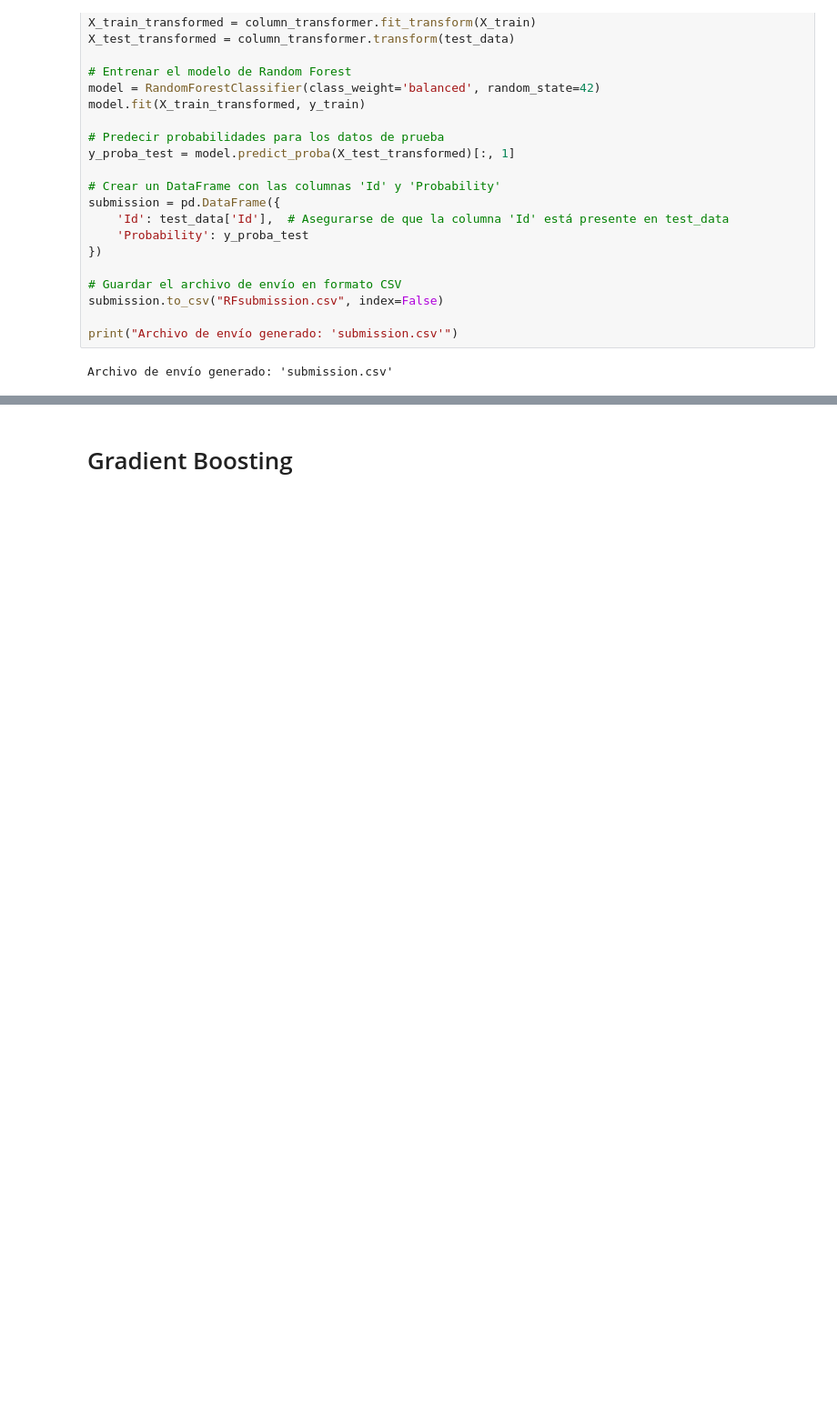
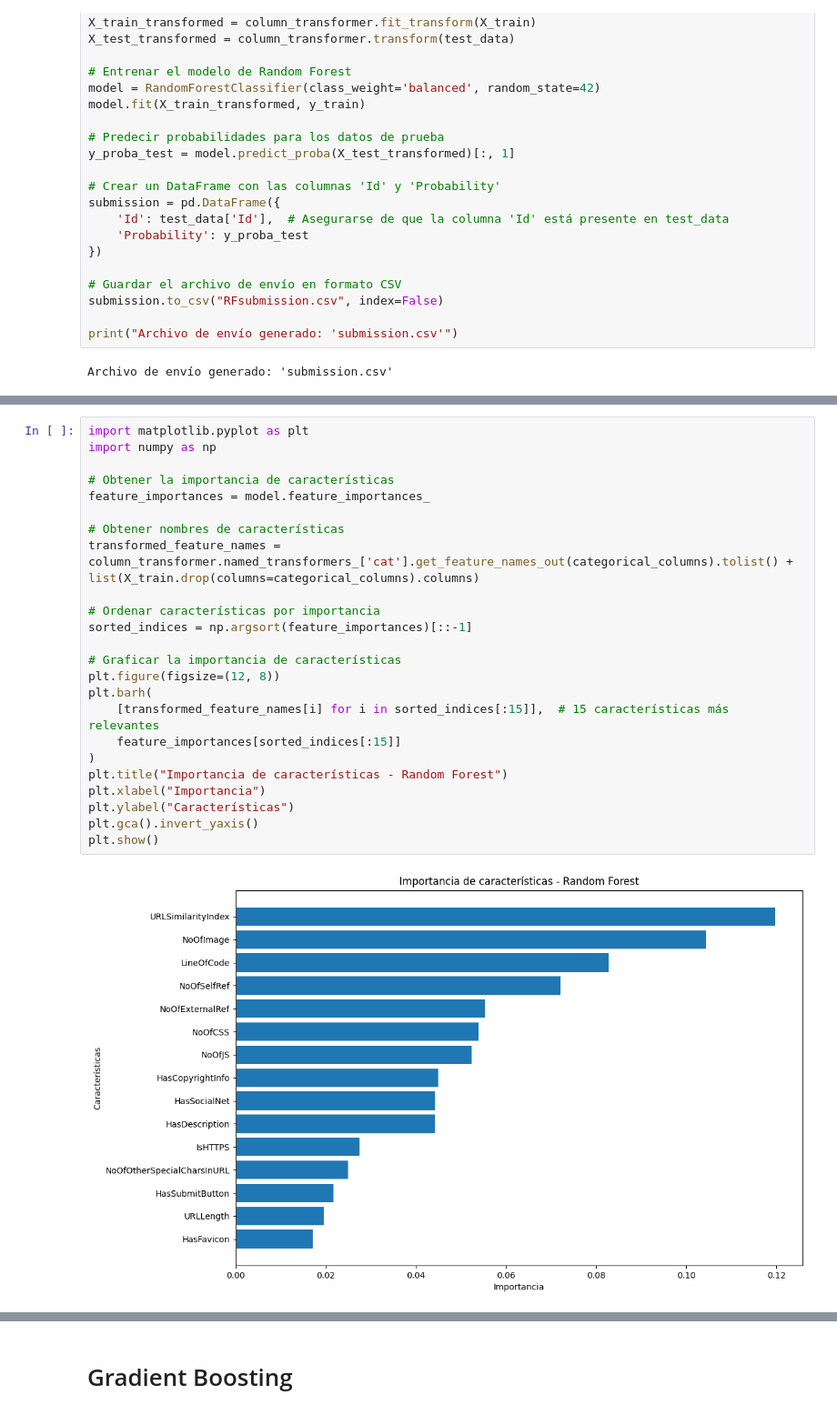
Before and after one commit to luna-as18/Proy-Statistical, a Jupyter notebook: Modelos/modelos.ipynb, the cells around one changed output, grey strips where cells are left out. Shown at 91% size. Drawn from its saved outputs; the diff is of its cells as text; blank space fills up the shorter version.

```diff
--- a/Modelos/modelos.ipynb
+++ b/Modelos/modelos.ipynb
@@ -57,0 +112,26 @@ Archivo de envío generado: 'submission.csv'
+# %%
+import matplotlib.pyplot as plt
+import numpy as np
+
+# Obtener la importancia de características
+feature_importances = model.feature_importances_
+
+# Obtener nombres de características
+transformed_feature_names = column_transformer.named_transformers_['cat'].get_feature_names_out(categorical_columns).tolist() + list(X_train.drop(columns=categorical_columns).columns)
+
+# Ordenar características por importancia
+sorted_indices = np.argsort(feature_importances)[::-1]
+
+# Graficar la importancia de características
+plt.figure(figsize=(12, 8))
+plt.barh(
+    [transformed_feature_names[i] for i in sorted_indices[:15]],  # 15 características más relevantes
+    feature_importances[sorted_indices[:15]]
+)
+plt.title("Importancia de características - Random Forest")
+plt.xlabel("Importancia")
+plt.ylabel("Características")
+plt.gca().invert_yaxis()
+plt.show()
+# %% [output]
+[figure, added]
```
Also changed, not shown: parts of 5 cells of this notebook.
